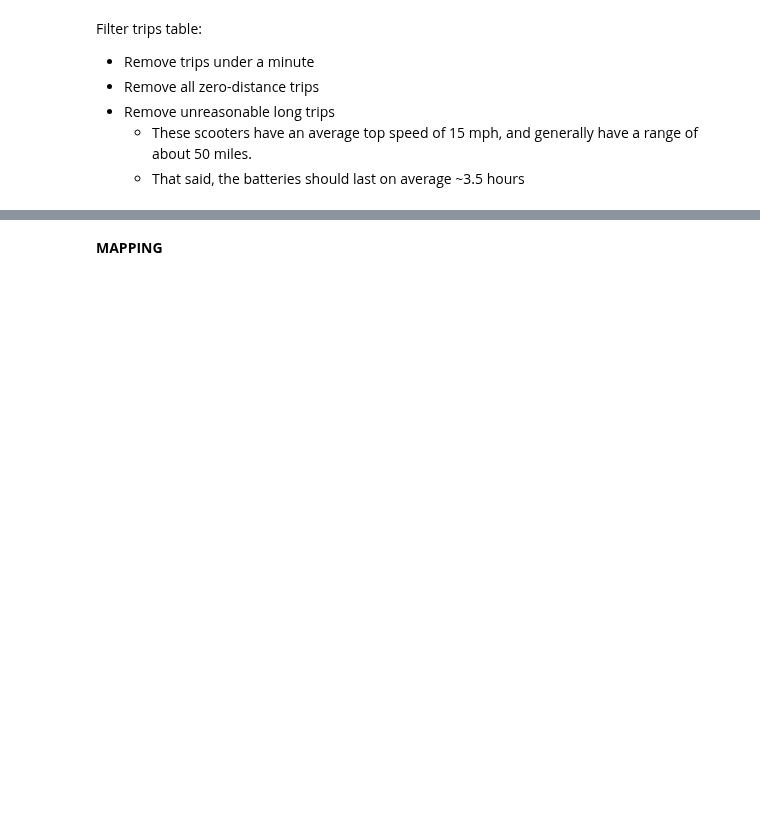
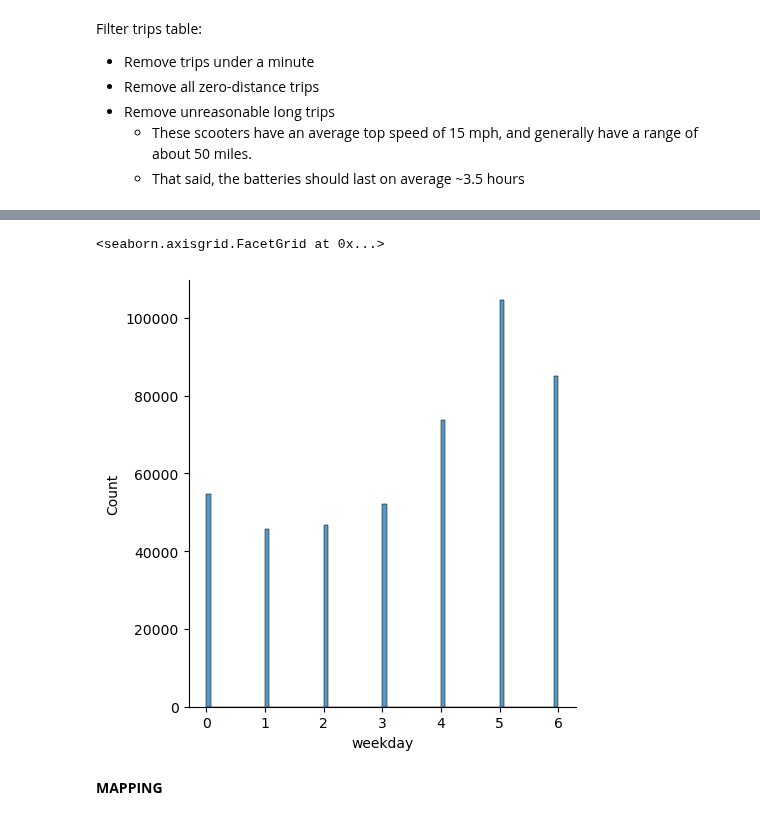
Before and after one commit to NSS-Data-Analytics-Cohort-10/scooters-group-6, a Jupyter notebook: notebooks/scooters.ipynb, the cells around one changed output, grey strips where cells are left out. Saved outputs shown, nothing was run; the diff lists cells and outputs as text; code cells hidden in the pictures; blank space fills up the shorter version.

```diff
--- a/notebooks/scooters.ipynb
+++ b/notebooks/scooters.ipynb
@@ -191,0 +294,5 @@ sns.barplot
+# %%
+trips['month'] = trips['pubtimestamp'].dt.month
+trips['time'] = trips['pubtimestamp'].dt.time
+trips['weekday'] = trips['pubtimestamp'].dt.weekday
+trips.head()
@@ -192,3 +306,8 @@ sns.barplot
+# %%
+sns.displot(data = trips, x = 'weekday')
+# %% [output]
+<seaborn.axisgrid.FacetGrid at 0x...>
+[figure, added]
 # %% [markdown]
 **MAPPING**
 # %%
```
Also changed, not shown: parts of 28 cells of this notebook, 3 other files.
